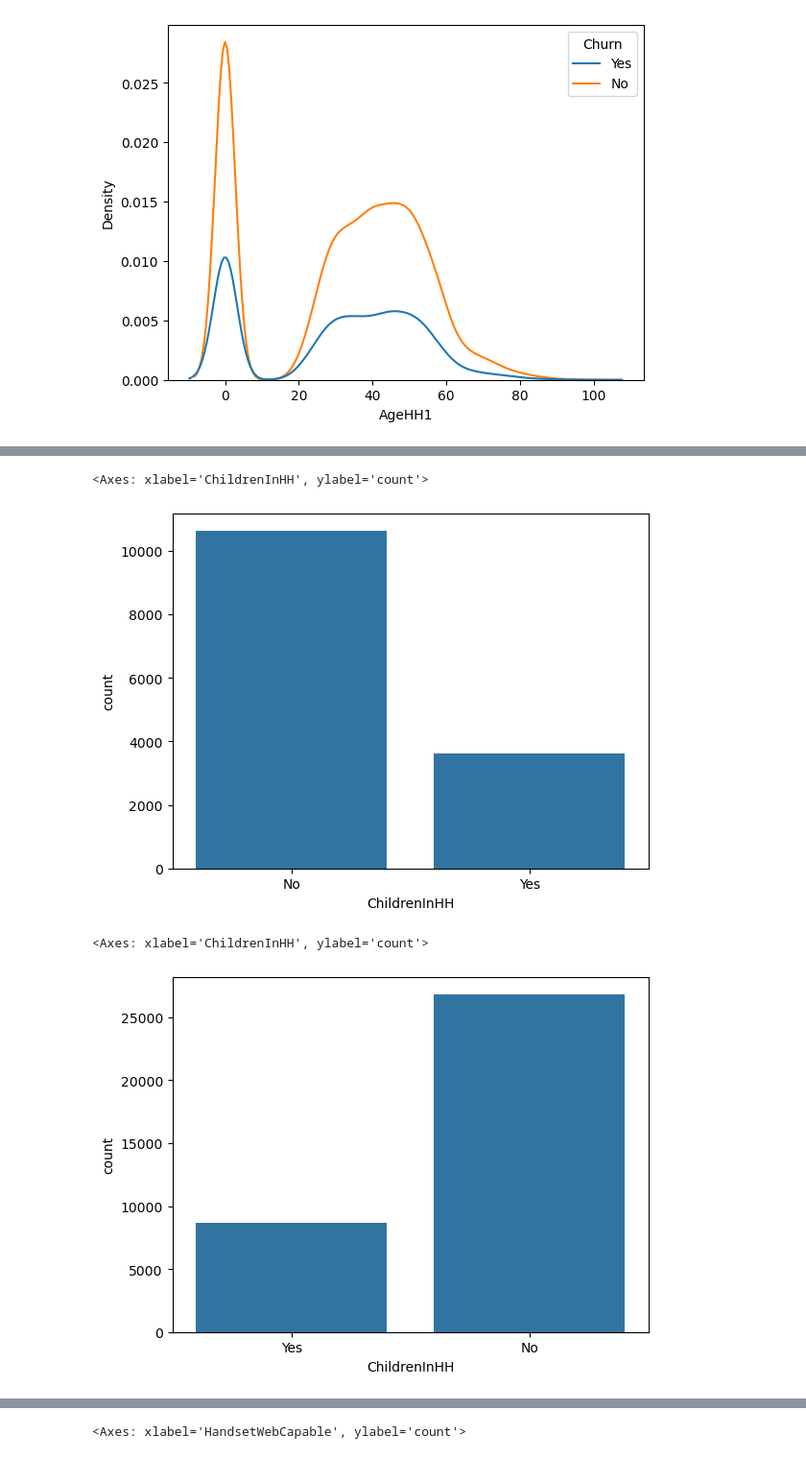
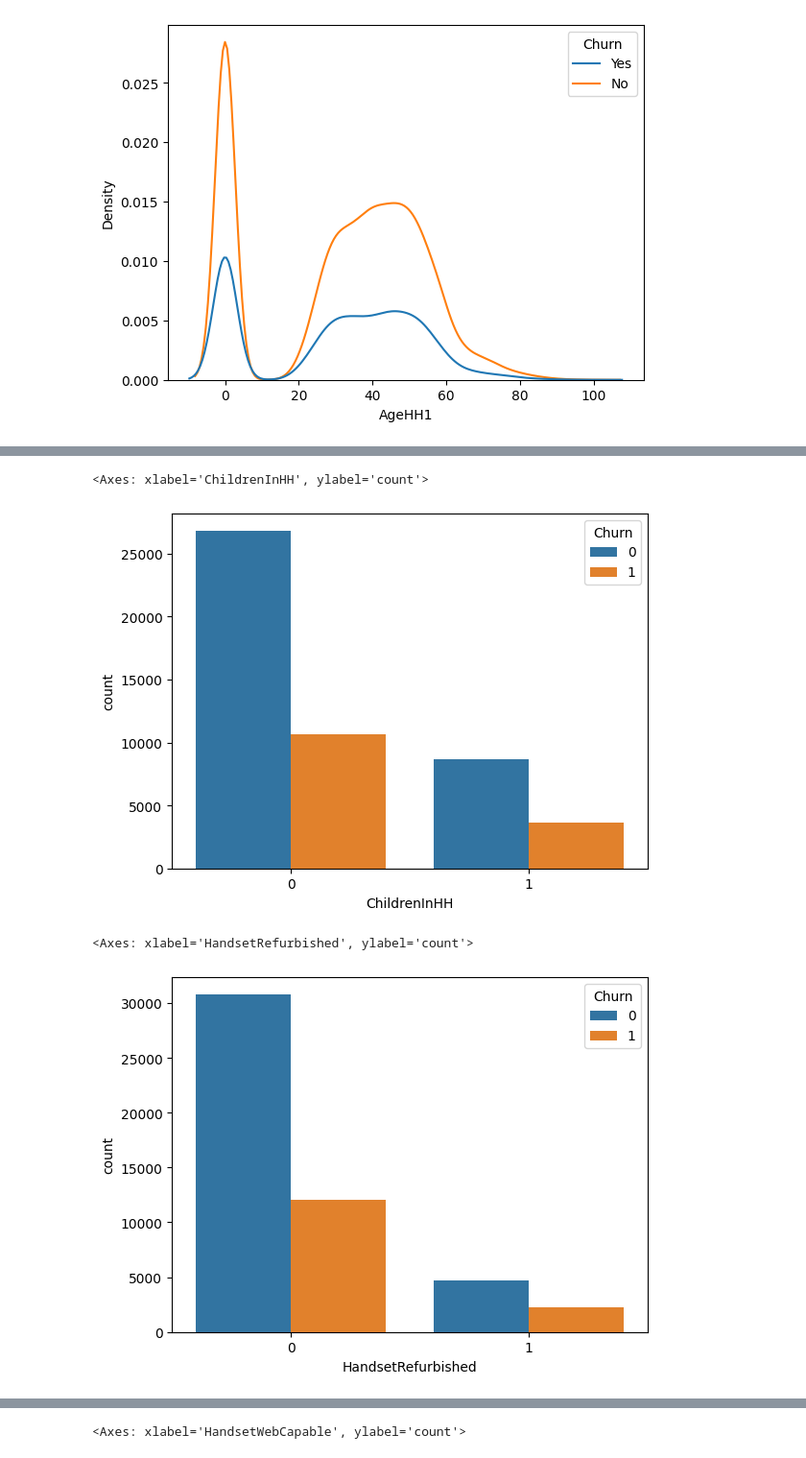
Before and after one commit to SKNETWORKS-FAMILY-AICAMP/SKN04-2nd-1Team, a Jupyter notebook: all_graph.ipynb, the cells around one changed output, grey strips where cells are left out. Shown at 96% size. Cells and saved outputs as stored; diff of their text form; code cells hidden in the pictures.

```diff
--- a/all_graph.ipynb
+++ b/all_graph.ipynb
@@ -358,10 +216,10 @@ sns.kdeplot(x="AgeHH2", data=Churn0)
 # %%
-sns.countplot(x="ChildrenInHH", data=Churn1)
+sns.countplot(x="ChildrenInHH", data=data, hue='Churn')
 # %% [output]
 <Axes: xlabel='ChildrenInHH', ylabel='count'>
-[figure, old version]
+[figure, new version]
 # %%
-sns.countplot(x="ChildrenInHH", data=Churn0)
+sns.countplot(x="HandsetRefurbished", data=data, hue='Churn')
 # %% [output]
-<Axes: xlabel='ChildrenInHH', ylabel='count'>
+<Axes: xlabel='HandsetRefurbished', ylabel='count'>
-[figure, old version]
+[figure, new version]
```
Also changed, not shown: parts of 131 cells of this notebook.
